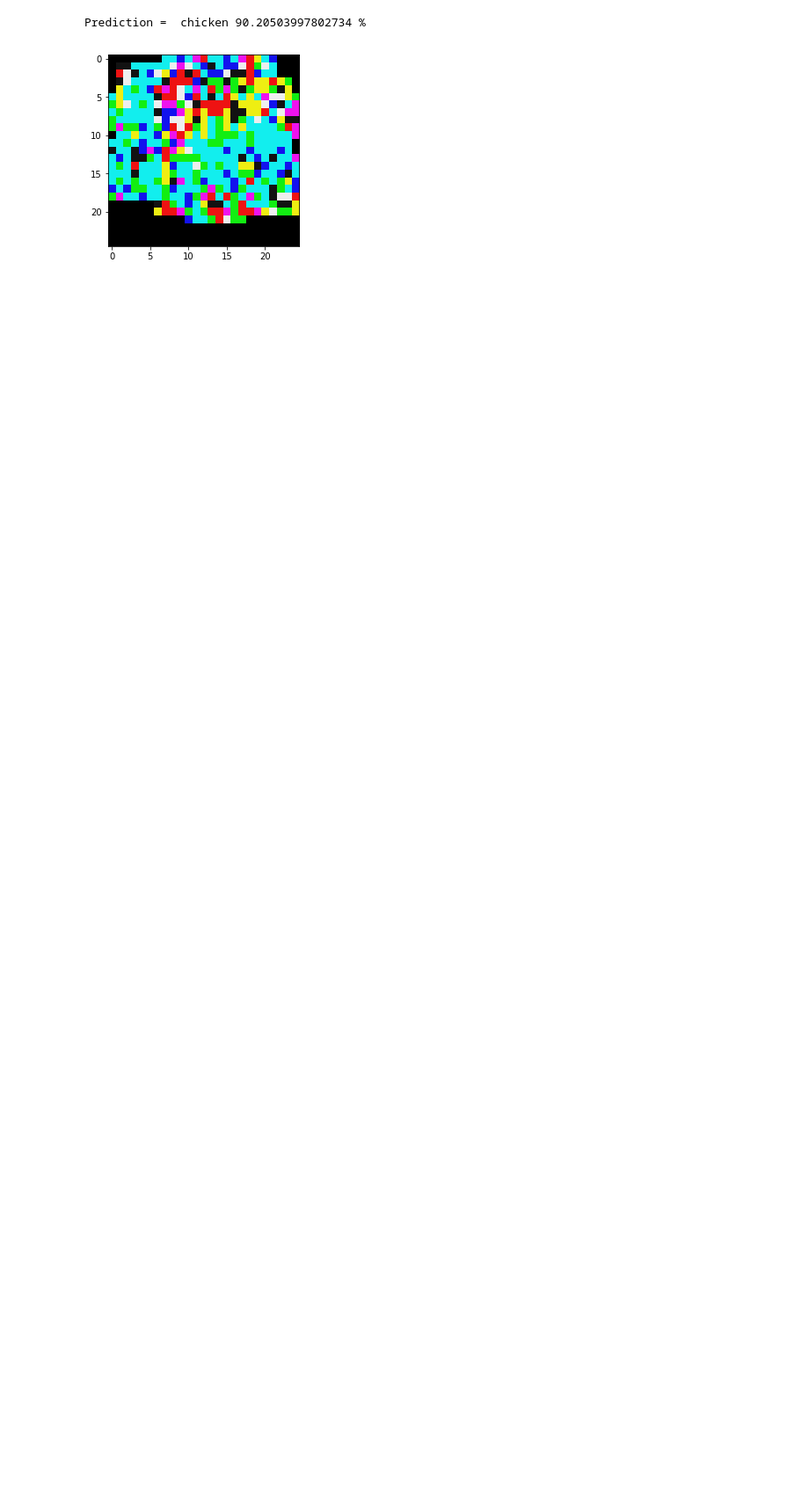
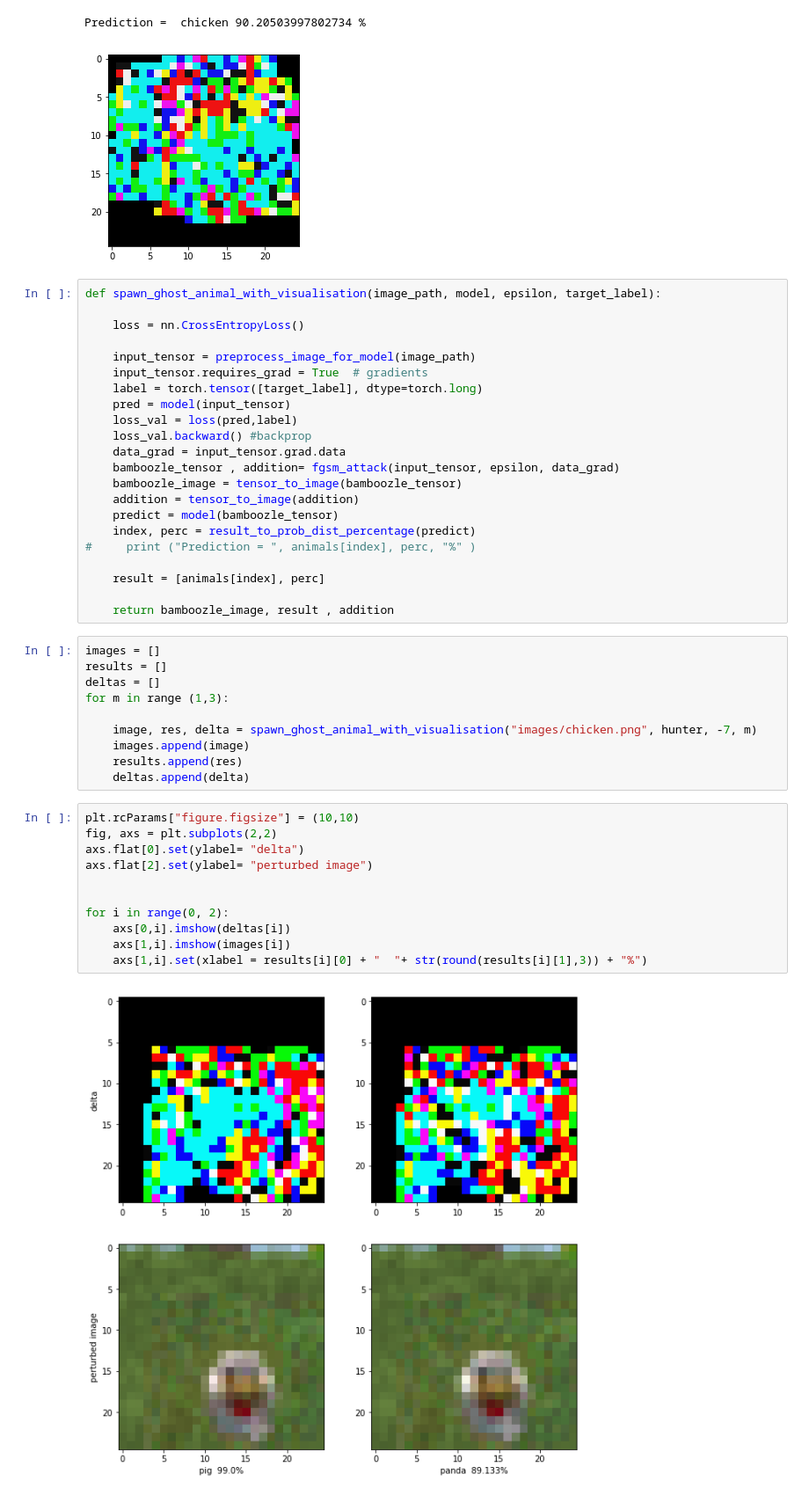
Before and after one commit to Mayukhdeb/deep-chicken-saviour, a Jupyter notebook: ghost_chickens_with_FGSM.ipynb, the cells around one changed output. Shown: that part at 88% size. Drawn from its saved outputs; the diff is of its cells as text; blank space fills up the shorter version.

Commit message:
implement negative epsilon FSGM

```diff
--- a/ghost_chickens_with_FGSM.ipynb
+++ b/ghost_chickens_with_FGSM.ipynb
@@ -155,3 +154,48 @@ plt.show()
 [figure]
 Prediction =  chicken 90.20503997802734 %
 [figure]
+# %%
+def spawn_ghost_animal_with_visualisation(image_path, model, epsilon, target_label):
+
+    loss = nn.CrossEntropyLoss()
+
+    input_tensor = preprocess_image_for_model(image_path)
+    input_tensor.requires_grad = True  # gradients
+    label = torch.tensor([target_label], dtype=torch.long)
+    pred = model(input_tensor)
+    loss_val = loss(pred,label)
+    loss_val.backward() #backprop
+    data_grad = input_tensor.grad.data
+    bamboozle_tensor , addition= fgsm_attack(input_tensor, epsilon, data_grad)
+    bamboozle_image = tensor_to_image(bamboozle_tensor)
+    addition = tensor_to_image(addition)
+    predict = model(bamboozle_tensor)
+    index, perc = result_to_prob_dist_percentage(predict)
+#     print ("Prediction = ", animals[index], perc, "%" )
+
+    result = [animals[index], perc]
+
+    return bamboozle_image, result , addition
+# %%
+images = []
+results = []
+deltas = []
+for m in range (1,3):
+
+    image, res, delta = spawn_ghost_animal_with_visualisation("images/chicken.png", hunter, -7, m)
+    images.append(image)
+    results.append(res)
+    deltas.append(delta)
+# %%
+plt.rcParams["figure.figsize"] = (10,10)
+fig, axs = plt.subplots(2,2)
+axs.flat[0].set(ylabel= "delta")
+axs.flat[2].set(ylabel= "perturbed image")
+
+
+for i in range(0, 2):
+    axs[0,i].imshow(deltas[i])
+    axs[1,i].imshow(images[i])
+    axs[1,i].set(xlabel = results[i][0] + "  "+ str(round(results[i][1],3)) + "%")
+# %% [output]
+[figure, added]
```
Also changed, not shown: parts of 1 cell of this notebook.
